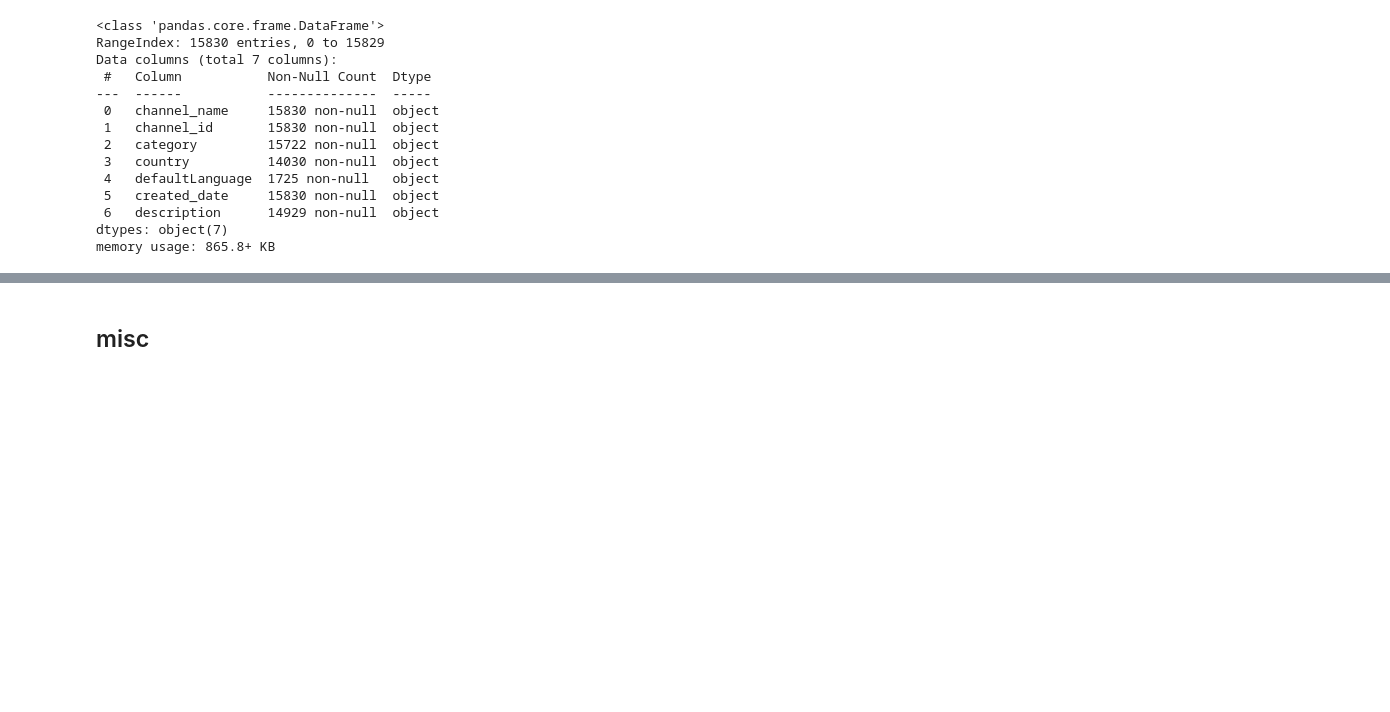
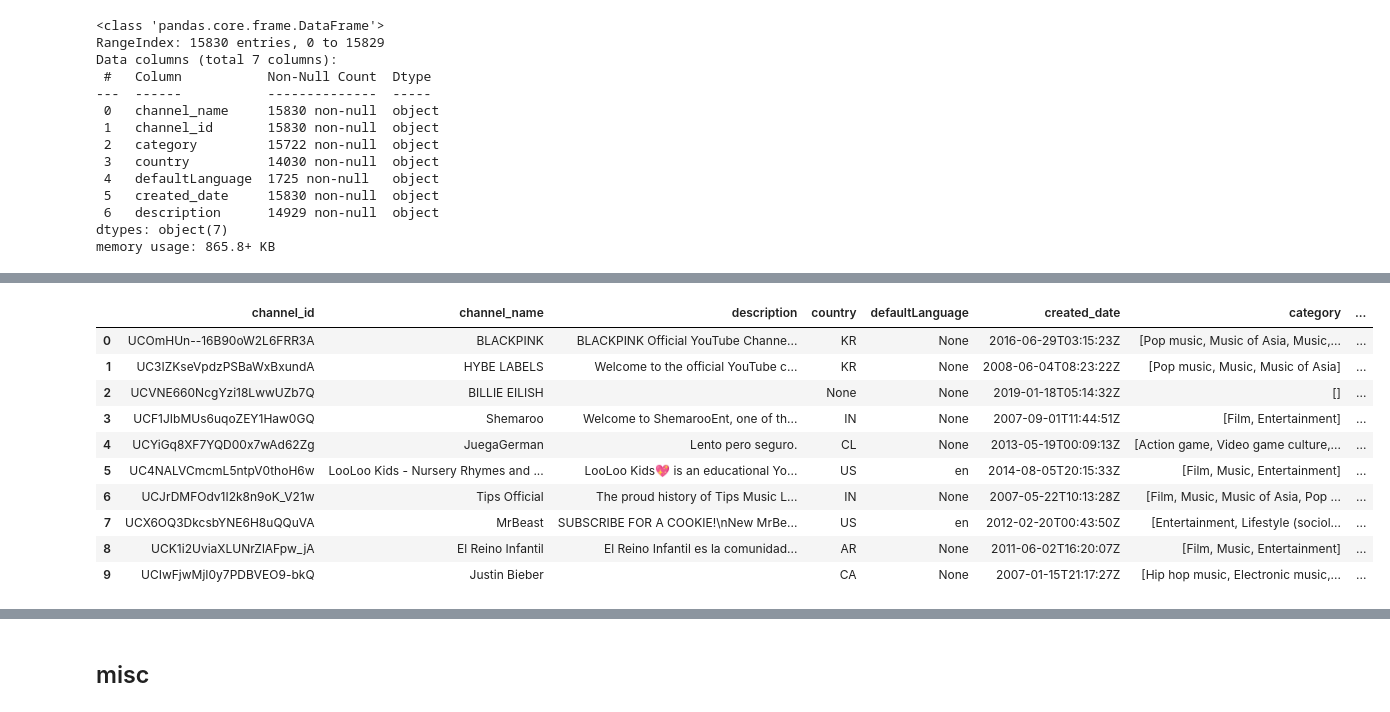
Before and after one commit to ricd99/ytrec, a Jupyter notebook: notebooks/yt_data.ipynb, the cells around one changed output, grey strips where cells are left out. Drawn from its saved outputs; the diff is of its cells as text; code cells hidden in the pictures; blank space fills up the shorter version.

```diff
--- a/notebooks/yt_data.ipynb
+++ b/notebooks/yt_data.ipynb
@@ -138,8 +140,7 @@ def get_videos_data(video_ids):
 
     return tags, genres, durations, titles
 # %%
-def main():
-    channel_id = "UCD1P9oDMsLuZyfJ2PEciTwg" # this channel: https://www.youtube.com/@MikeBartner
+def main(channel_id):
     snippet, uploads_id, categories = get_profile(channel_id)
     video_ids, upload_dates = get_recent_videos_and_dates(uploads_id)
     avg_upload_gap = calculate_upload_gap(upload_dates)
@@ -157,7 +158,7 @@ def main():
         "most_common_video_genre": Counter(genres).most_common(1)[0][0] if genres else None,
         "all_video_genres": list(set(genres)),
         "avg_duration_seconds": round(sum(durations) / len(durations), 2) if durations else None,
-        "avg_days_between_uploads": avg_upload_gap,
+        "avg_seconds_between_uploads": avg_upload_gap,
         "recent_video_titles": titles,
     }
 # %% [markdown]
@@ -203,5 +213,5 @@ memory usage: 1.9+ MB
 # %%
-cols = ["channel_id", "channel_name", "description", "country", "defaultLanguage", "created_date", "category", "aggregated_tags", "most_common_video_genre", "all_video_genres", "avg_duration_seconds", "avg_days_between_uploads", "recent_video_titles"]
+cols = ["channel_id", "channel_name", "description", "country", "defaultLanguage", "created_date", "category", "aggregated_tags", "most_common_video_genre", "all_video_genres", "avg_duration_seconds", "avg_seconds_between_uploads", "recent_video_titles"]
 # %%
 df = df.drop(columns=[c for c in df.columns if c not in cols])
 df.info()
@@ -220,3 +230,6 @@ Data columns (total 7 columns):
  6   description      14929 non-null  object
 dtypes: object(7)
 memory usage: 865.8+ KB
+# %%
+new_df = pd.DataFrame()
+new_df.head()
@@ -222,0 +238,5 @@ memory usage: 865.8+ KB
+# %%
+for channel_id in df["channel_id"][:10]:
+    print(channel_id)
+    channel_data = main(channel_id)
+    new_df = pd.concat([new_df, pd.DataFrame([channel_data])], ignore_index=True)
@@ -222,0 +255,14 @@ memory usage: 865.8+ KB
+# %%
+new_df.head(10)
+# %% [output]
+|  | channel_id | channel_name | description | country | defaultLanguage | created_date | category | ... |
+| 0 | UCOmHUn--16B90oW2L6FRR3A | BLACKPINK | BLACKPINK Official YouTube Channe... | KR | None | 2016-06-29T03:15:23Z | [Pop music, Music of Asia, Music,... | ... |
+| 1 | UC3IZKseVpdzPSBaWxBxundA | HYBE LABELS | Welcome to the official YouTube c... | KR | None | 2008-06-04T08:23:22Z | [Pop music, Music, Music of Asia] | ... |
+| 2 | UCVNE660NcgYzi18LwwUZb7Q | BILLIE EILISH |  | None | None | 2019-01-18T05:14:32Z | [] | ... |
+| 3 | UCF1JIbMUs6uqoZEY1Haw0GQ | Shemaroo | Welcome to ShemarooEnt, one of th... | IN | None | 2007-09-01T11:44:51Z | [Film, Entertainment] | ... |
+| 4 | UCYiGq8XF7YQD00x7wAd62Zg | JuegaGerman | Lento pero seguro. | CL | None | 2013-05-19T00:09:13Z | [Action game, Video game culture,... | ... |
+| 5 | UC4NALVCmcmL5ntpV0thoH6w | LooLoo Kids - Nursery Rhymes and ... | LooLoo Kids💖 is an educational Yo... | US | en | 2014-08-05T20:15:33Z | [Film, Music, Entertainment] | ... |
+| 6 | UCJrDMFOdv1I2k8n9oK_V21w | Tips Official | The proud history of Tips Music L... | IN | None | 2007-05-22T10:13:28Z | [Film, Music, Music of Asia, Pop ... | ... |
+| 7 | UCX6OQ3DkcsbYNE6H8uQQuVA | MrBeast | SUBSCRIBE FOR A COOKIE!\nNew MrBe... | US | en | 2012-02-20T00:43:50Z | [Entertainment, Lifestyle (sociol... | ... |
+| 8 | UCK1i2UviaXLUNrZlAFpw_jA | El Reino Infantil | El Reino Infantil es la comunidad... | AR | None | 2011-06-02T16:20:07Z | [Film, Music, Entertainment] | ... |
+| 9 | UCIwFjwMjI0y7PDBVEO9-bkQ | Justin Bieber |  | CA | None | 2007-01-15T21:17:27Z | [Hip hop music, Electronic music,... | ... |
```
Also changed, not shown: parts of 12 cells of this notebook.
